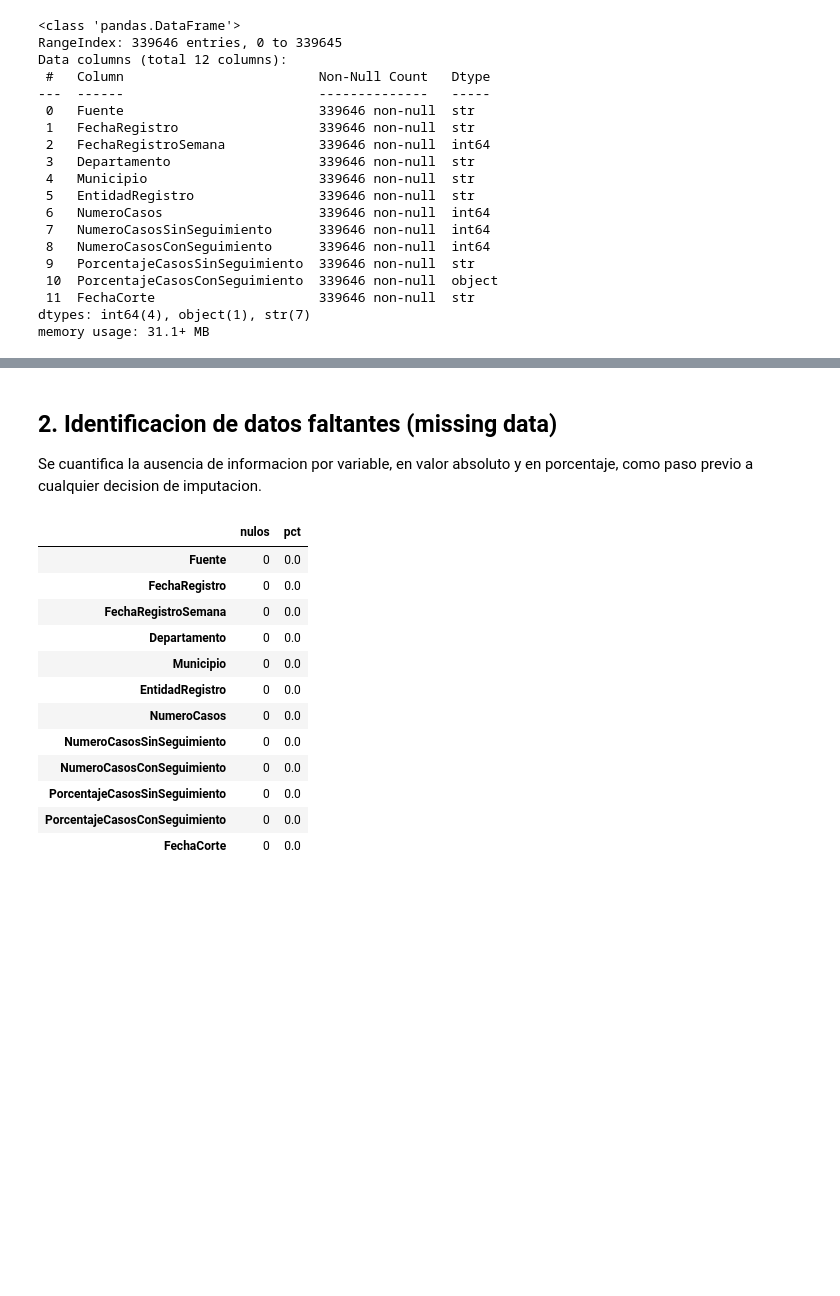
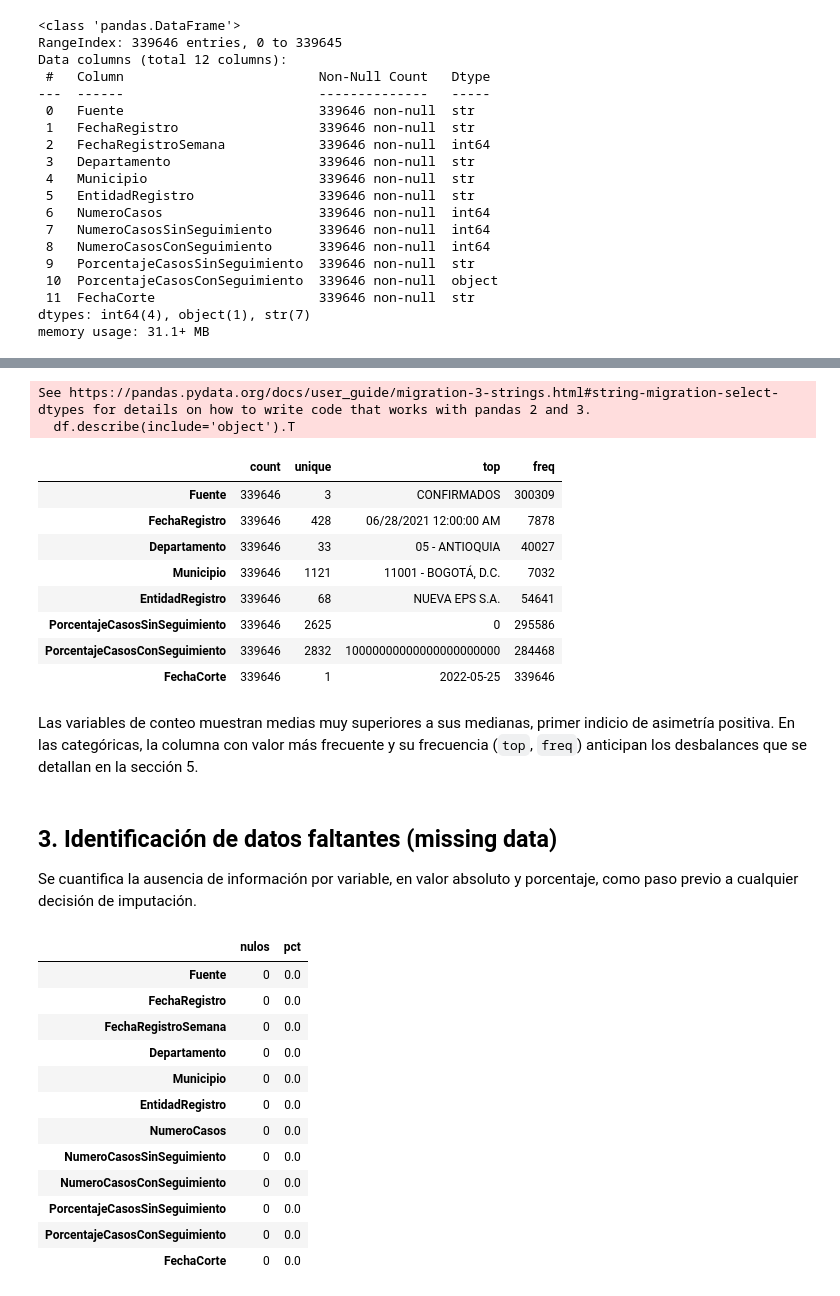
Before and after one commit to JabesMonroy/Proyecto_Esp-Fund-Datos_PRASS_Seg.COVID19, a Jupyter notebook: Proyecto_PRASS_Seguimiento_COVID19.ipynb, the cells around one changed output, grey strips where cells are left out. Drawn from its saved outputs; the diff is of its cells as text; code cells hidden in the pictures; blank space fills up the shorter version.

```diff
--- a/Proyecto_PRASS_Seguimiento_COVID19.ipynb
+++ b/Proyecto_PRASS_Seguimiento_COVID19.ipynb
@@ -61,7 +94,23 @@ df.head()
+# %%
+df.describe(include='object').T
+# %% [output]
+See https://pandas.pydata.org/docs/user_guide/migration-3-strings.html#string-migration-select-dtypes for details on how to write code that works with pandas 2 and 3.
+  df.describe(include='object').T
+|  | count | unique | top | freq |
+| Fuente | 339646 | 3 | CONFIRMADOS | 300309 |
+| FechaRegistro | 339646 | 428 | 06/28/2021 12:00:00 AM | 7878 |
+| Departamento | 339646 | 33 | 05 - ANTIOQUIA | 40027 |
+| Municipio | 339646 | 1121 | 11001 - BOGOTÁ, D.C. | 7032 |
+| EntidadRegistro | 339646 | 68 | NUEVA EPS S.A. | 54641 |
+| PorcentajeCasosSinSeguimiento | 339646 | 2625 | 0 | 295586 |
+| PorcentajeCasosConSeguimiento | 339646 | 2832 | 10000000000000000000000 | 284468 |
+| FechaCorte | 339646 | 1 | 2022-05-25 | 339646 |
+# %% [markdown]
+Las variables de conteo muestran medias muy superiores a sus medianas, primer indicio de asimetría positiva. En las categóricas, la columna con valor más frecuente y su frecuencia (`top`, `freq`) anticipan los desbalances que se detallan en la sección 5.
 # %% [markdown]
-## 2. Identificacion de datos faltantes (missing data)
+## 3. Identificación de datos faltantes (missing data)
 
-Se cuantifica la ausencia de informacion por variable, en valor absoluto y en porcentaje, como paso previo a cualquier decision de imputacion.
+Se cuantifica la ausencia de información por variable, en valor absoluto y porcentaje, como paso previo a cualquier decisión de imputación.
 # %%
 faltantes = pd.DataFrame({
     'nulos': df.isna().sum(),
```
Also changed, not shown: parts of 28 cells of this notebook, 1 other file.
